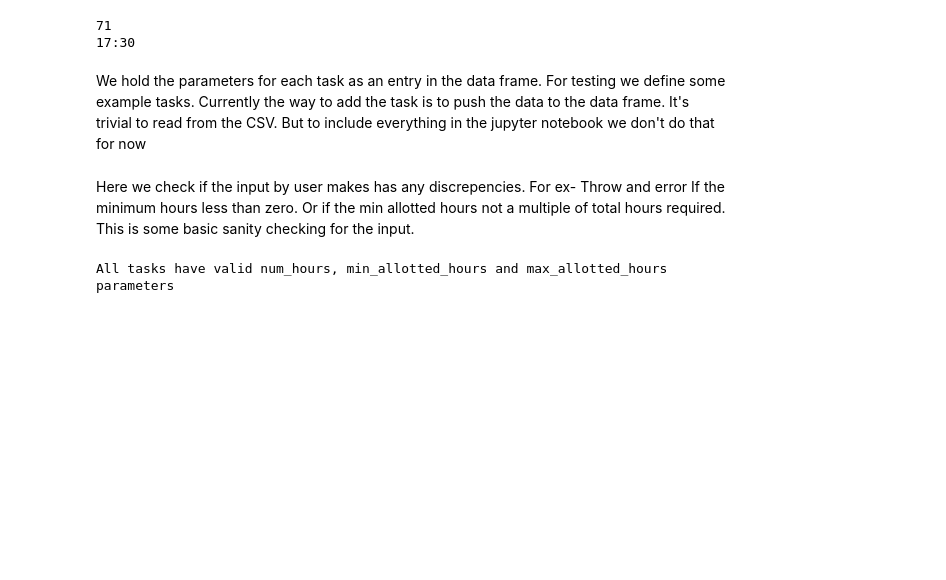
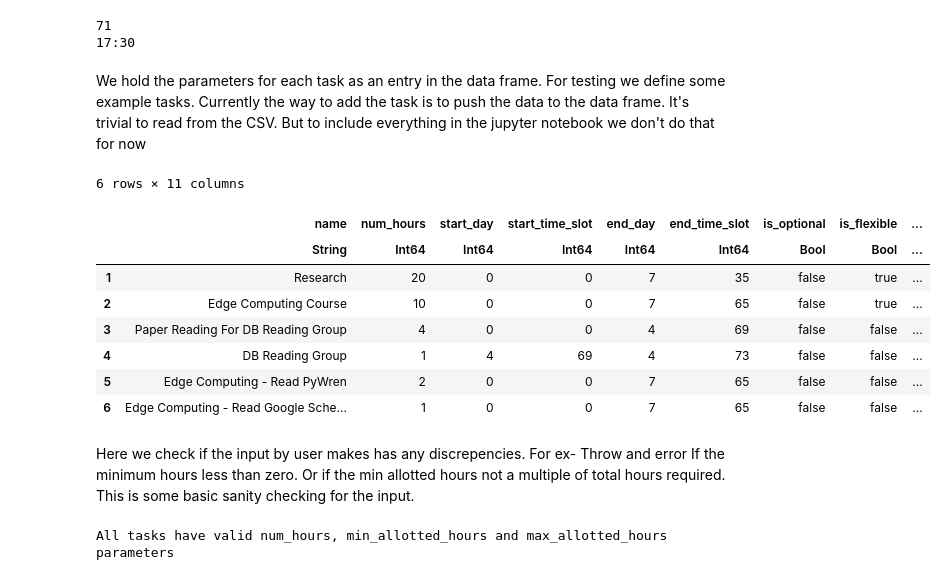
Before and after one commit to aarati-K/weekly-task-planner, a Jupyter notebook: cs_524_project_group_7.ipynb, the cells around one changed output. Cells and saved outputs as stored; diff of their text form; code cells hidden in the pictures; blank space fills up the shorter version.

```diff
--- a/cs_524_project_group_7.ipynb
+++ b/cs_524_project_group_7.ipynb
@@ -266,46 +266,43 @@ push!(tasks, Dict(
     :take_break_before_task => false
 ))
 
 push!(tasks, Dict(
     :name => "Edge Computing - Read PyWren",
     :num_hours => 2,
     :start_day => default,
     :start_time_slot => default,
     :end_day => Int(Friday),
     :end_time_slot => convertTimeToSlotIndex("16:00"),
     :is_optional => false,
     :is_flexible => false,
     :min_allotted_hours => 2,
     :max_allotted_hours => default,
     :take_break_before_task => true
 ))
 
 push!(tasks, Dict(
     :name => "Edge Computing - Read Google Scheduling",
     :num_hours => 1,
     :start_day => default,
     :start_time_slot => default,
     :end_day => Int(Friday),
     :end_time_slot => convertTimeToSlotIndex("16:00"),
     :is_optional => false,
     :is_flexible => false,
     :min_allotted_hours => 1,
     :max_allotted_hours => default,
     :take_break_before_task => true
 ))
-push!(tasks, Dict(
-    :name => "Homework",
-    :num_hours => 15,
-    :start_day => default,
-    :start_time_slot => default,
-    :end_day => Int(Friday),
-    :end_time_slot => convertTimeToSlotIndex("16:00"),
-    :is_optional => false,
-    :is_flexible => false,
-    :min_allotted_hours => 1,
-    :max_allotted_hours => default,
-    :take_break_before_task => true
-));
+# %% [output]
+6 rows × 11 columns
+|  | name | num_hours | start_day | start_time_slot | end_day | end_time_slot | is_optional | is_flexible | ... |
+|  | String | Int64 | Int64 | Int64 | Int64 | Int64 | Bool | Bool | ... |
+| 1 | Research | 20 | 0 | 0 | 7 | 35 | false | true | ... |
+| 2 | Edge Computing Course | 10 | 0 | 0 | 7 | 65 | false | true | ... |
+| 3 | Paper Reading For DB Reading Group | 4 | 0 | 0 | 4 | 69 | false | false | ... |
+| 4 | DB Reading Group | 1 | 4 | 69 | 4 | 73 | false | false | ... |
+| 5 | Edge Computing - Read PyWren | 2 | 0 | 0 | 7 | 65 | false | false | ... |
+| 6 | Edge Computing - Read Google Sche... | 1 | 0 | 0 | 7 | 65 | false | false | ... |
 # %% [markdown]
 Here we check if the input by user makes has any discrepencies. For ex- Throw and error If the minimum hours less than zero. Or if the min allotted hours not a multiple of total hours required. This is some basic sanity checking for the input.
 # %%
```
Also changed, not shown: parts of 6 cells of this notebook.
